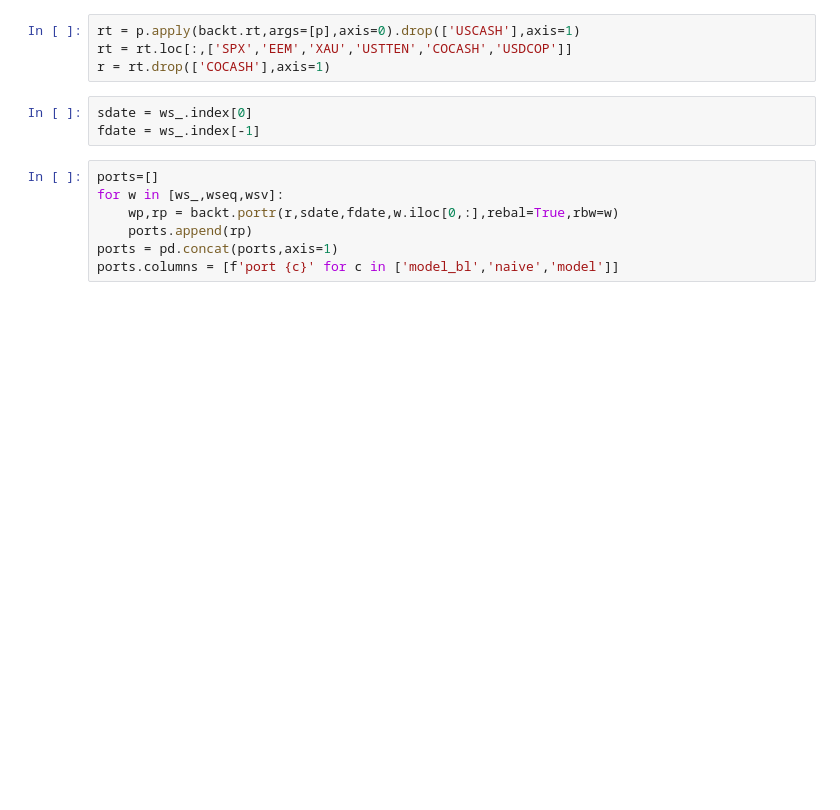
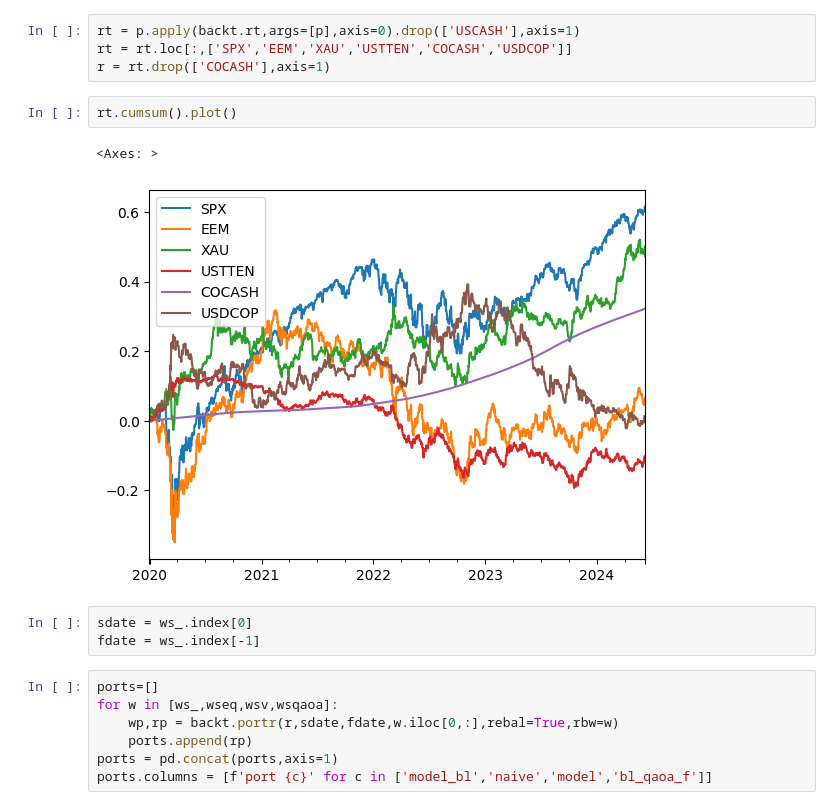
Before and after one commit to pablism/portoptim, a Jupyter notebook: main.ipynb, the cells around one changed output. Cells and saved outputs as stored; diff of their text form; blank space fills up the shorter version.

```diff
--- a/main.ipynb
+++ b/main.ipynb
@@ -70,16 +83,21 @@ p = backt.loadprices()
 rt = p.apply(backt.rt,args=[p],axis=0).drop(['USCASH'],axis=1)
 rt = rt.loc[:,['SPX','EEM','XAU','USTTEN','COCASH','USDCOP']]
 r = rt.drop(['COCASH'],axis=1)
+# %%
+rt.cumsum().plot()
+# %% [output]
+<Axes: >
+[figure, added]
 # %%
 sdate = ws_.index[0]
 fdate = ws_.index[-1]
 # %%
 ports=[]
-for w in [ws_,wseq,wsv]:
+for w in [ws_,wseq,wsv,wsqaoa]:
     wp,rp = backt.portr(r,sdate,fdate,w.iloc[0,:],rebal=True,rbw=w)
     ports.append(rp)
 ports = pd.concat(ports,axis=1)
-ports.columns = [f'port {c}' for c in ['model_bl','naive','model']]
+ports.columns = [f'port {c}' for c in ['model_bl','naive','model','bl_qaoa_f']]
 # %%
 df = backt.pmetrics(ports,rt.COCASH,bench=0)
 df.round(3)
```
Also changed, not shown: parts of 5 cells of this notebook, 1 other file.
